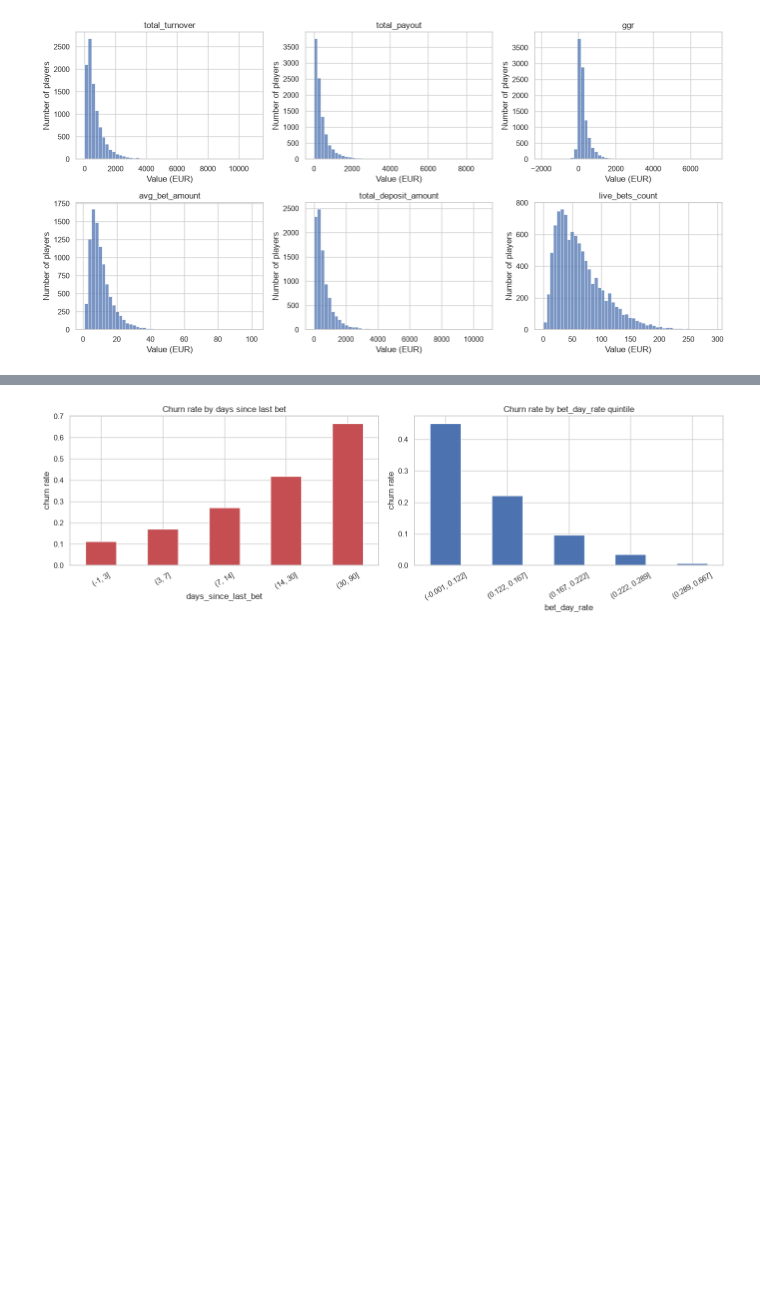
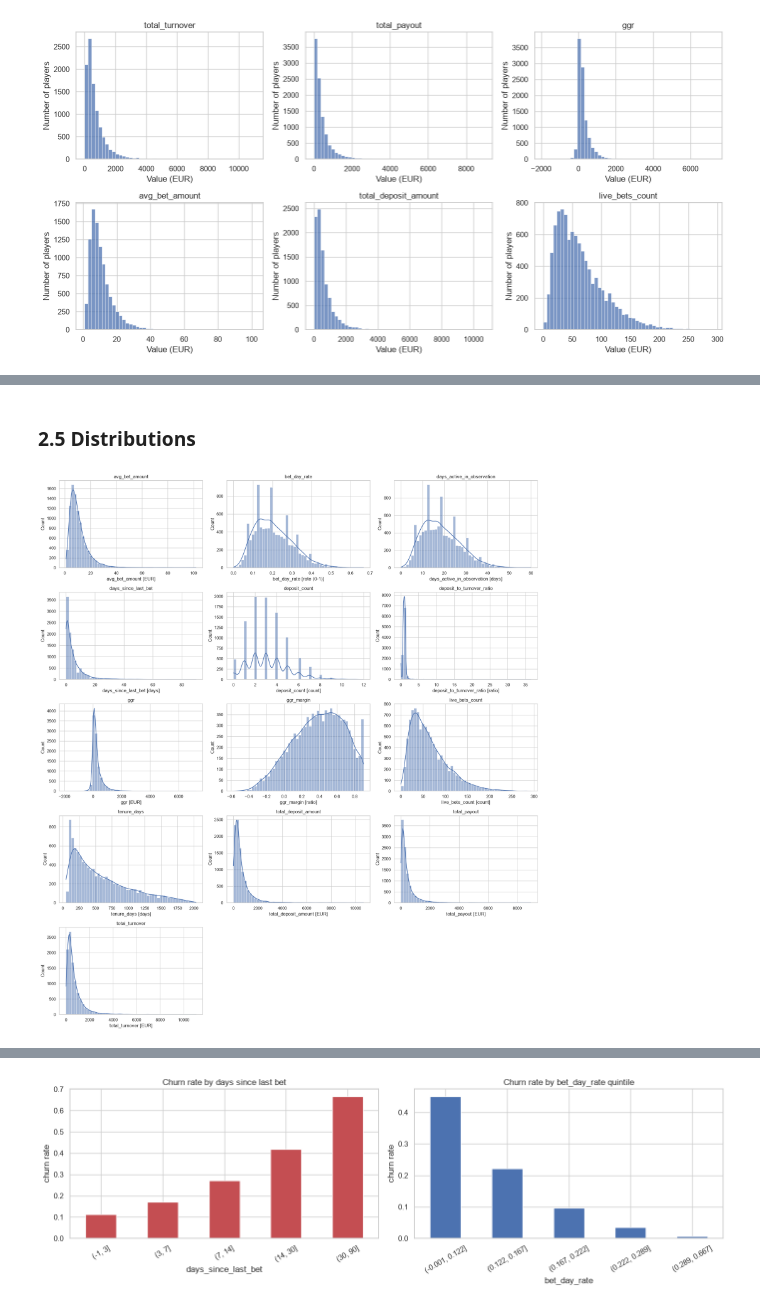
Before and after one commit to kosmisa/Churn_Model, a Jupyter notebook: RND/Analysis.ipynb, the cells around one changed output, grey strips where cells are left out. Drawn from its saved outputs; the diff is of its cells as text; code cells hidden in the pictures; blank space fills up the shorter version.

```diff
--- a/RND/Analysis.ipynb
+++ b/RND/Analysis.ipynb
@@ -158,0 +311,6 @@ plt.show()
+# %% [markdown]
+### 2.5 Distributions
+# %%
+plot_distr(raw, num_cols)
+# %% [output]
+[figure, added]
```
Also changed, not shown: parts of 51 cells of this notebook, 4 other files.
